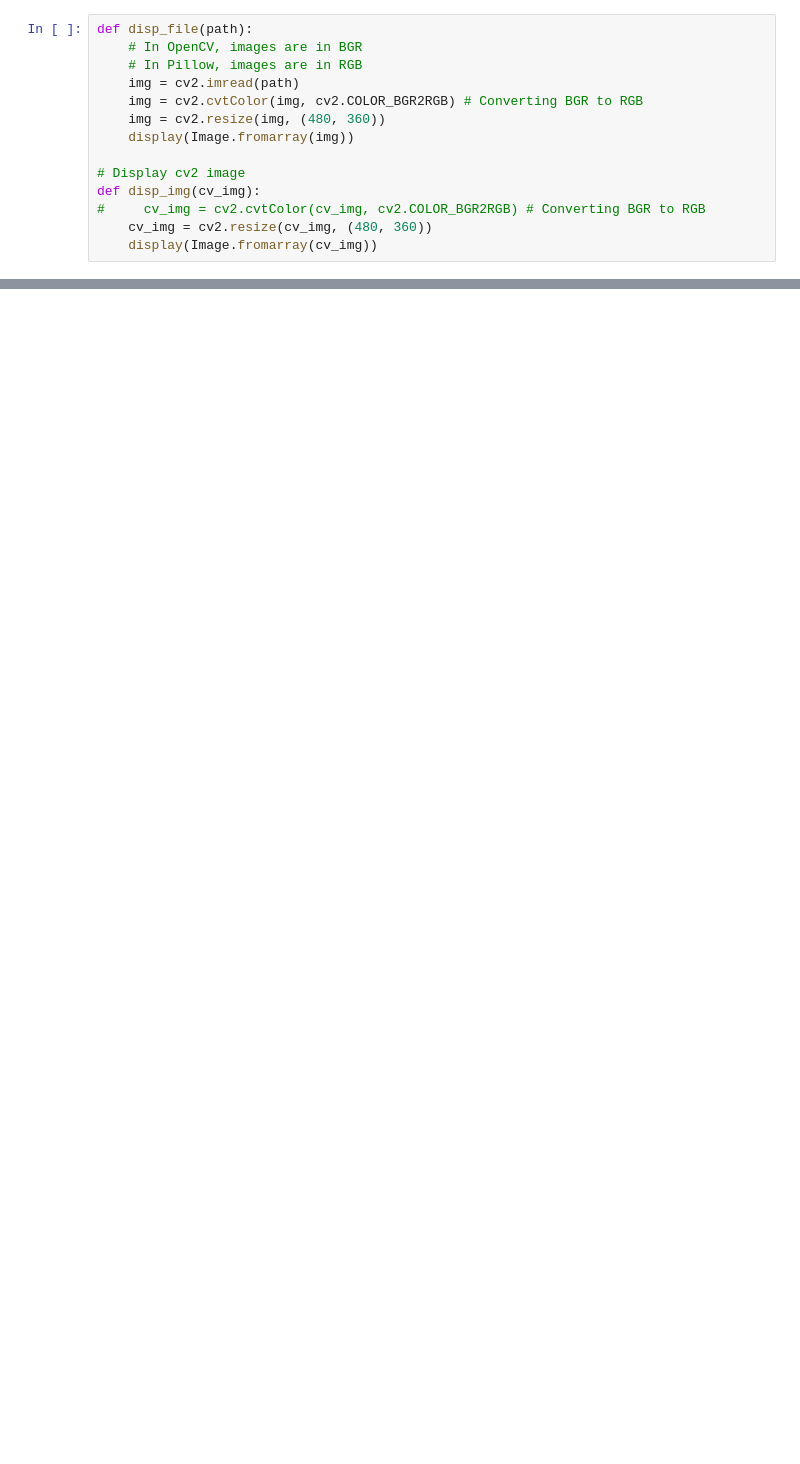
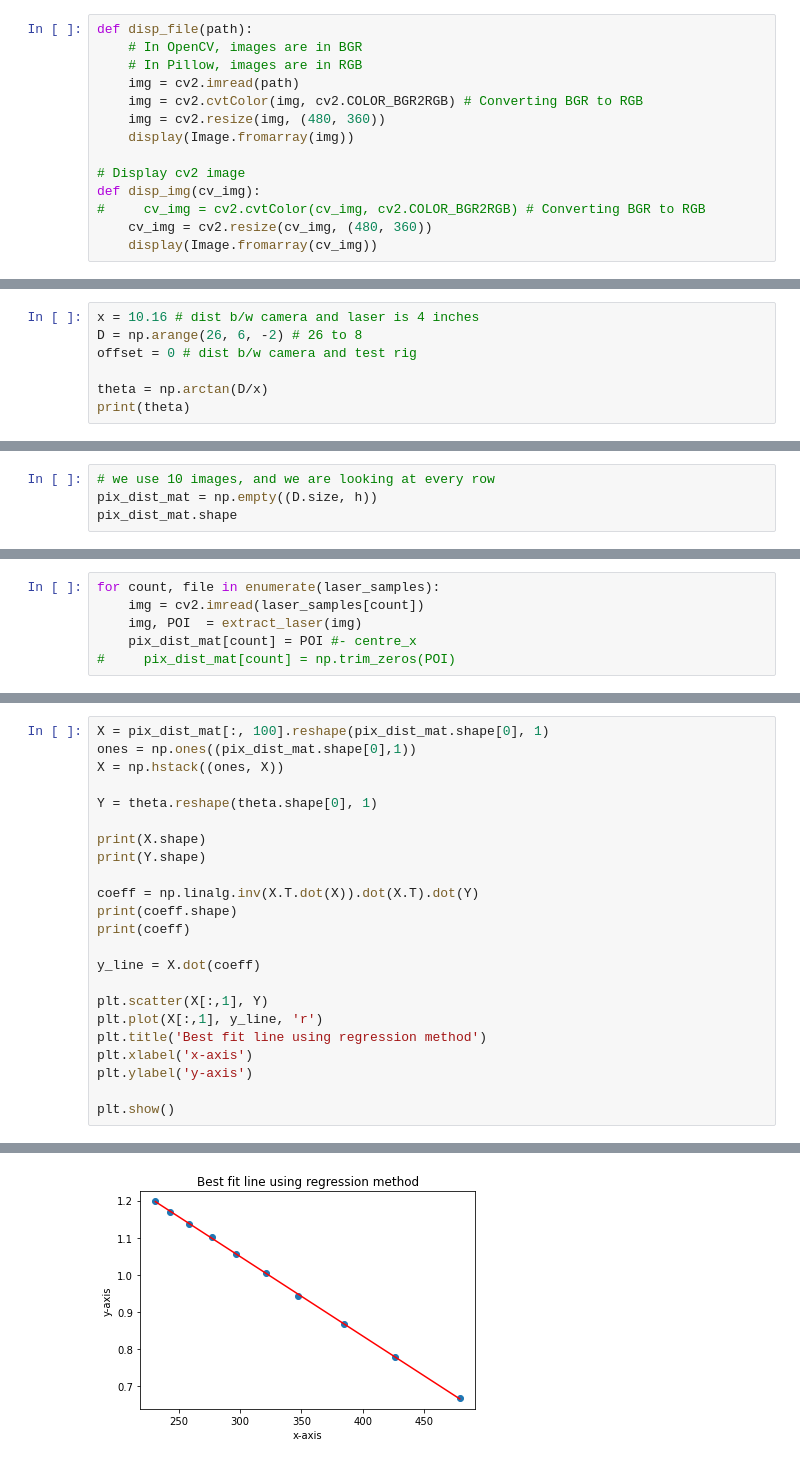
Before and after one commit to B33Boy/3D-Scanner, a Jupyter notebook: Notebooks/triangulate_laser.ipynb, the cells around one changed output, grey strips where cells are left out. Saved outputs shown, nothing was run; the diff lists cells and outputs as text; blank space fills up the shorter version.

```diff
--- a/Notebooks/triangulate_laser.ipynb
+++ b/Notebooks/triangulate_laser.ipynb
@@ -89,0 +114,7 @@ dist_y = abs(POI - centre_x)
+# %%
+x = 10.16 # dist b/w camera and laser is 4 inches
+D = np.arange(26, 6, -2) # 26 to 8
+offset = 0 # dist b/w camera and test rig
+
+theta = np.arctan(D/x)
+print(theta)
@@ -89,0 +124,4 @@ dist_y = abs(POI - centre_x)
+# %%
+# we use 10 images, and we are looking at every row
+pix_dist_mat = np.empty((D.size, h))
+pix_dist_mat.shape
@@ -89,0 +130,6 @@ dist_y = abs(POI - centre_x)
+# %%
+for count, file in enumerate(laser_samples):
+    img = cv2.imread(laser_samples[count])
+    img, POI  = extract_laser(img)
+    pix_dist_mat[count] = POI #- centre_x
+#     pix_dist_mat[count] = np.trim_zeros(POI)
@@ -94,0 +152,24 @@ offset = 0 # dist b/w camera and test rig
+# %%
+X = pix_dist_mat[:, 100].reshape(pix_dist_mat.shape[0], 1)
+ones = np.ones((pix_dist_mat.shape[0],1))
+X = np.hstack((ones, X))
+
+Y = theta.reshape(theta.shape[0], 1)
+
+print(X.shape)
+print(Y.shape)
+
+coeff = np.linalg.inv(X.T.dot(X)).dot(X.T).dot(Y)
+print(coeff.shape)
+print(coeff)
+
+y_line = X.dot(coeff)
+
+plt.scatter(X[:,1], Y)
+plt.plot(X[:,1], y_line, 'r')
+plt.title('Best fit line using regression method')
+plt.xlabel('x-axis')
+plt.ylabel('y-axis')
+
+plt.show()
+# %% [output]
@@ -94,0 +181 @@ offset = 0 # dist b/w camera and test rig
+[figure, added]
```
Also changed, not shown: parts of 20 cells of this notebook, 12 other files.
